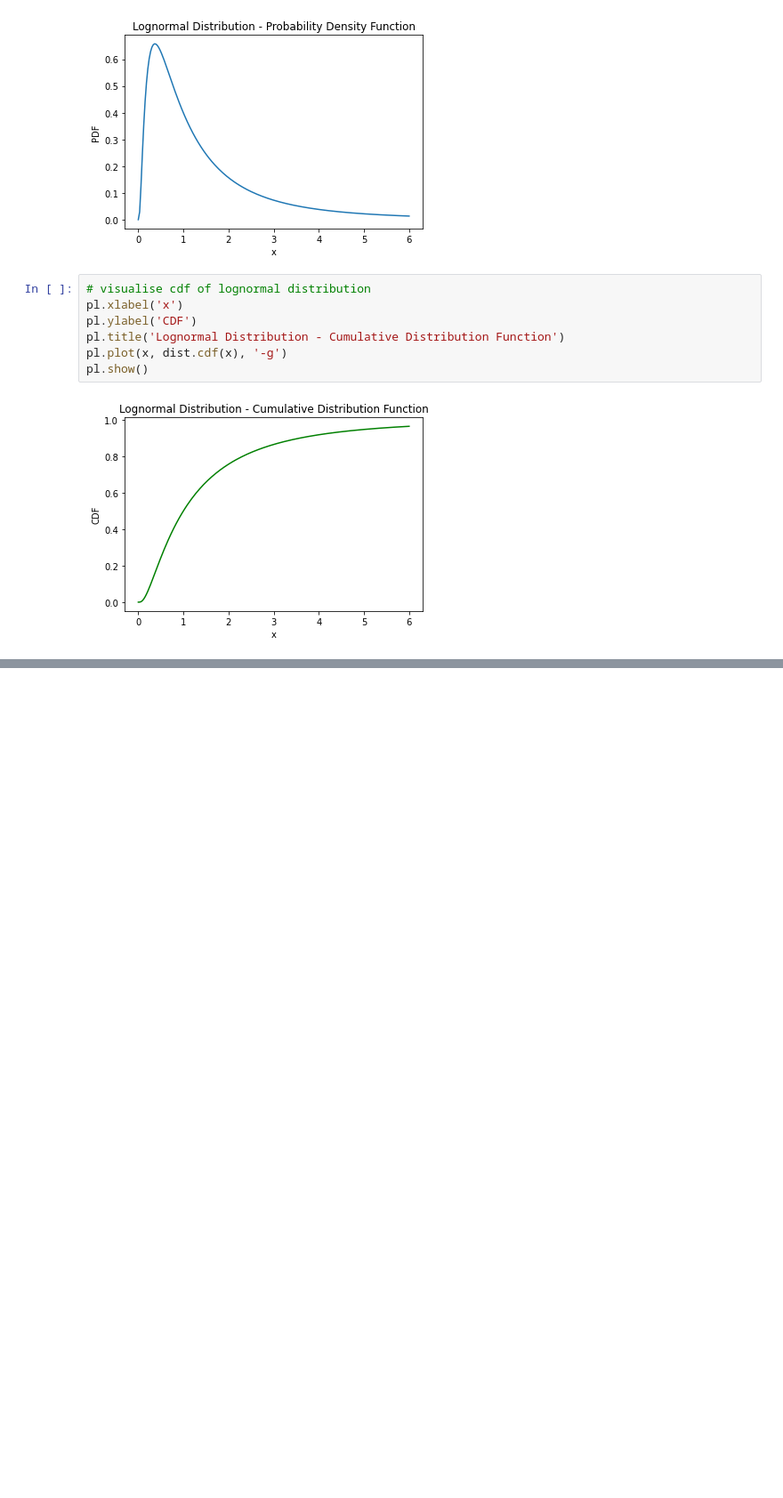
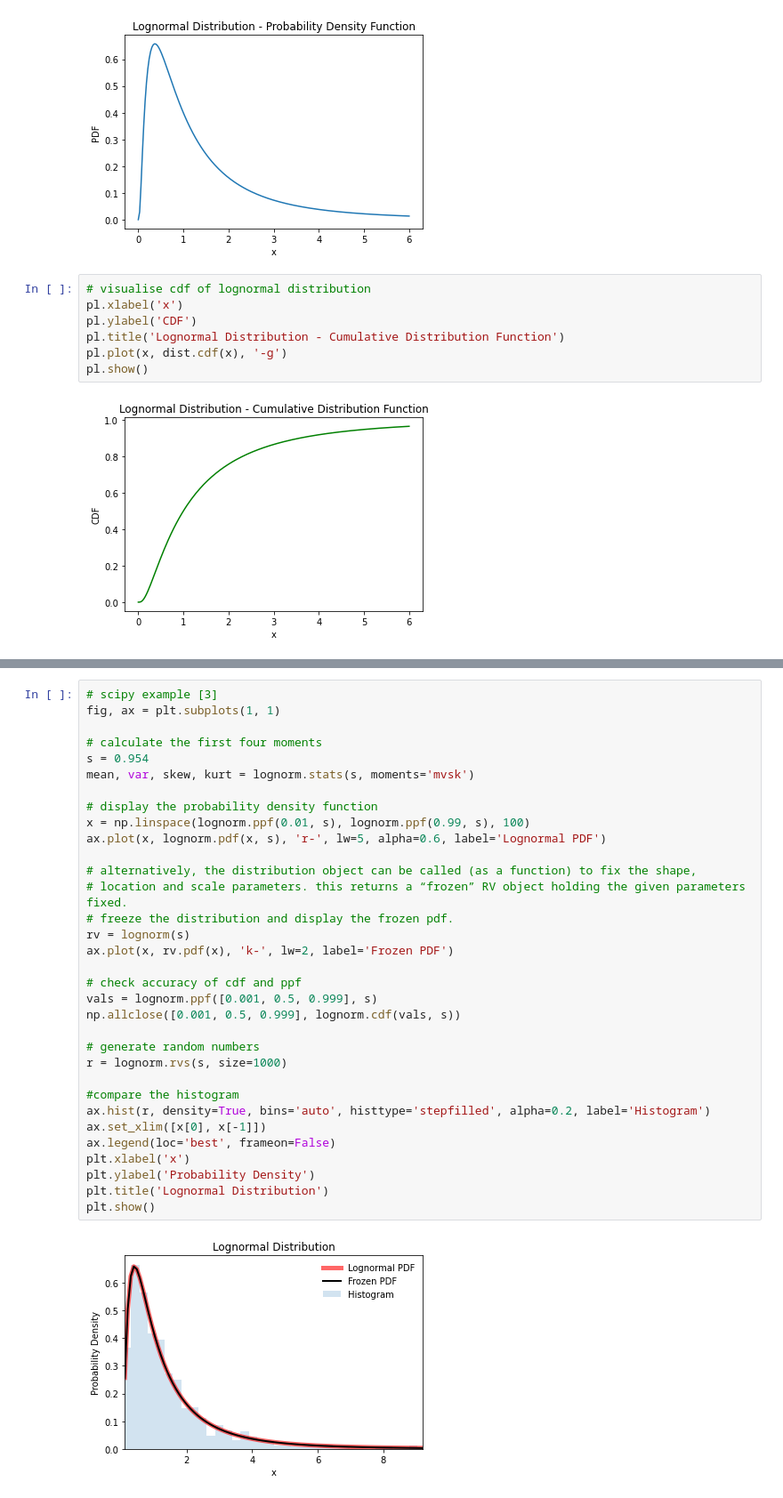
Before and after one commit to nabilshadman/monte-carlo-simulation-equity-trading, a Jupyter notebook: lognormal_distribution.ipynb, the cells around one changed output, grey strips where cells are left out. Shown: that part at 89% size. Saved outputs shown, nothing was run; the diff lists cells and outputs as text; blank space fills up the shorter version.

```diff
--- a/lognormal_distribution.ipynb
+++ b/lognormal_distribution.ipynb
@@ -77,0 +108,35 @@ plt.show()
+# %%
+# scipy example [3]
+fig, ax = plt.subplots(1, 1)
+
+# calculate the first four moments
+s = 0.954
+mean, var, skew, kurt = lognorm.stats(s, moments='mvsk')
+
+# display the probability density function
+x = np.linspace(lognorm.ppf(0.01, s), lognorm.ppf(0.99, s), 100)
+ax.plot(x, lognorm.pdf(x, s), 'r-', lw=5, alpha=0.6, label='Lognormal PDF')
+
+# alternatively, the distribution object can be called (as a function) to fix the shape,
+# location and scale parameters. this returns a “frozen” RV object holding the given parameters fixed.
+# freeze the distribution and display the frozen pdf.
+rv = lognorm(s)
+ax.plot(x, rv.pdf(x), 'k-', lw=2, label='Frozen PDF')
+
+# check accuracy of cdf and ppf
+vals = lognorm.ppf([0.001, 0.5, 0.999], s)
+np.allclose([0.001, 0.5, 0.999], lognorm.cdf(vals, s))
+
+# generate random numbers
+r = lognorm.rvs(s, size=1000)
+
+#compare the histogram
+ax.hist(r, density=True, bins='auto', histtype='stepfilled', alpha=0.2, label='Histogram')
+ax.set_xlim([x[0], x[-1]])
+ax.legend(loc='best', frameon=False)
+plt.xlabel('x')
+plt.ylabel('Probability Density')
+plt.title('Lognormal Distribution')
+plt.show()
+# %% [output]
+[figure, added]
```
Also changed, not shown: parts of 8 cells of this notebook, 1 other file.
